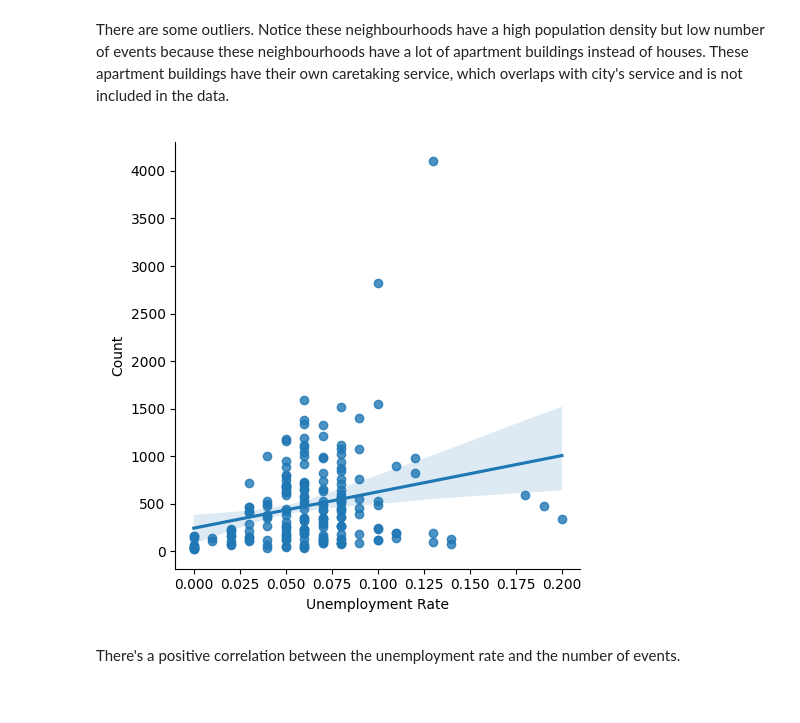
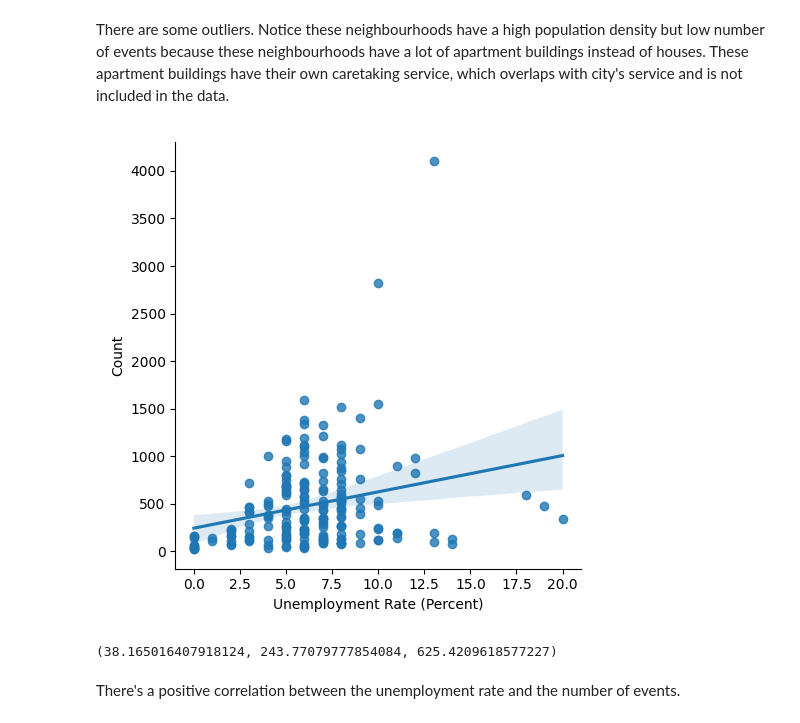
Before and after one commit to tommyvct/winnipeg-311-data-analysis, a Jupyter notebook: spatial_regression.ipynb, the cells around one changed output. Cells and saved outputs as stored; diff of their text form; code cells hidden in the pictures.

```diff
--- a/spatial_regression.ipynb
+++ b/spatial_regression.ipynb
@@ -128,11 +127,10 @@ combined_df[combined_df["Population Density 2016"] > 6000]
 # %% [markdown]
 There are some outliers. Notice these neighbourhoods have a high population density but low number of events because these neighbourhoods have a lot of apartment buildings instead of houses. These apartment buildings have their own caretaking service, which overlaps with city's service and is not included in the data.
 # %%
-# combined_df.plot(kind="scatter", x="Unemployment Rate", y="Count")
-sns.lmplot(x="Unemployment Rate", y="Count", data=combined_df)
-plt.show()
+plot_regression(x="Unemployment Rate", y="Count", data=combined_df, xunit="Percent")
 # %% [output]
-[figure, old version]
+[figure, new version]
+(38.165016407918124, 243.77079777854084, 625.4209618577227)
 # %% [markdown]
 There's a positive correlation between the unemployment rate and the number of events.
 # %%
```
Also changed, not shown: parts of 21 cells of this notebook, 6 other files.
